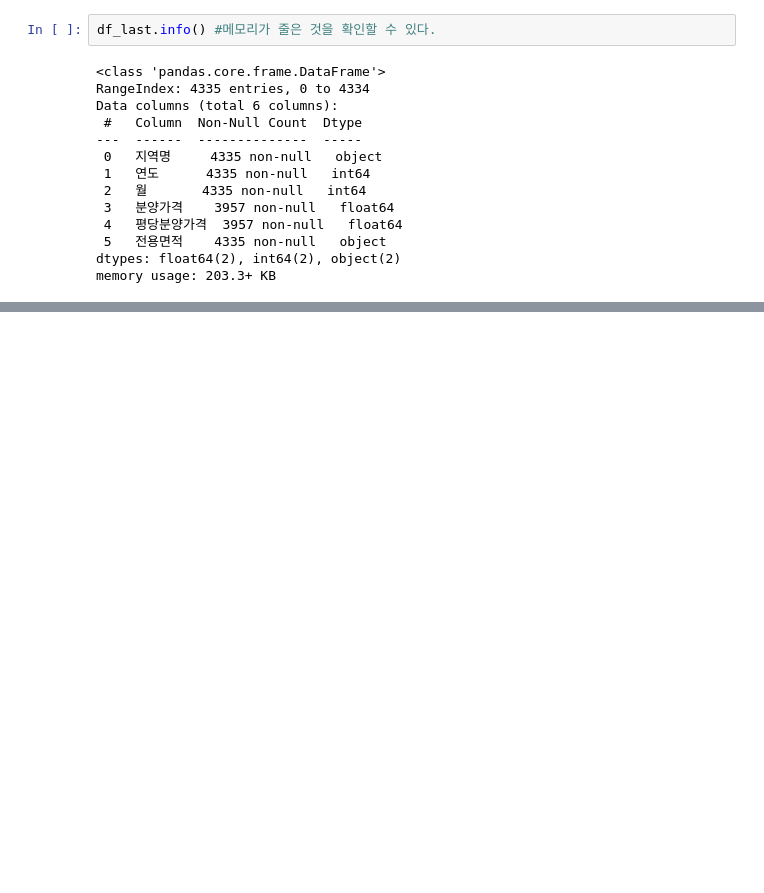
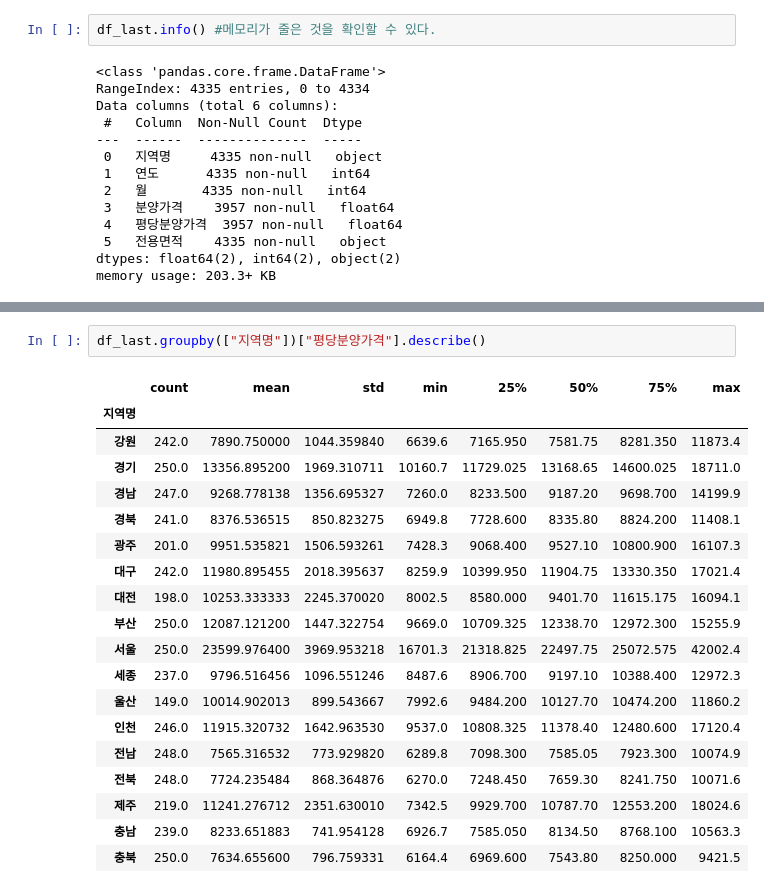
Before and after one commit to TacticalCoders/data-analysis, a Jupyter notebook: 01-apt-price.ipynb, the cells around one changed output, grey strips where cells are left out. Drawn from its saved outputs; the diff is of its cells as text; blank space fills up the shorter version.

Commit message:
groupby

```diff
--- a/01-apt-price.ipynb
+++ b/01-apt-price.ipynb
@@ -412,0 +482,22 @@ memory usage: 203.3+ KB
+# %%
+df_last.groupby(["지역명"])["평당분양가격"].describe()
+# %% [output]
+|  | count | mean | std | min | 25% | 50% | 75% | max |
+| 지역명 |  |  |  |  |  |  |  |  |
+| 강원 | 242.0 | 7890.750000 | 1044.359840 | 6639.6 | 7165.950 | 7581.75 | 8281.350 | 11873.4 |
+| 경기 | 250.0 | 13356.895200 | 1969.310711 | 10160.7 | 11729.025 | 13168.65 | 14600.025 | 18711.0 |
+| 경남 | 247.0 | 9268.778138 | 1356.695327 | 7260.0 | 8233.500 | 9187.20 | 9698.700 | 14199.9 |
+| 경북 | 241.0 | 8376.536515 | 850.823275 | 6949.8 | 7728.600 | 8335.80 | 8824.200 | 11408.1 |
+| 광주 | 201.0 | 9951.535821 | 1506.593261 | 7428.3 | 9068.400 | 9527.10 | 10800.900 | 16107.3 |
+| 대구 | 242.0 | 11980.895455 | 2018.395637 | 8259.9 | 10399.950 | 11904.75 | 13330.350 | 17021.4 |
+| 대전 | 198.0 | 10253.333333 | 2245.370020 | 8002.5 | 8580.000 | 9401.70 | 11615.175 | 16094.1 |
+| 부산 | 250.0 | 12087.121200 | 1447.322754 | 9669.0 | 10709.325 | 12338.70 | 12972.300 | 15255.9 |
+| 서울 | 250.0 | 23599.976400 | 3969.953218 | 16701.3 | 21318.825 | 22497.75 | 25072.575 | 42002.4 |
+| 세종 | 237.0 | 9796.516456 | 1096.551246 | 8487.6 | 8906.700 | 9197.10 | 10388.400 | 12972.3 |
+| 울산 | 149.0 | 10014.902013 | 899.543667 | 7992.6 | 9484.200 | 10127.70 | 10474.200 | 11860.2 |
+| 인천 | 246.0 | 11915.320732 | 1642.963530 | 9537.0 | 10808.325 | 11378.40 | 12480.600 | 17120.4 |
+| 전남 | 248.0 | 7565.316532 | 773.929820 | 6289.8 | 7098.300 | 7585.05 | 7923.300 | 10074.9 |
+| 전북 | 248.0 | 7724.235484 | 868.364876 | 6270.0 | 7248.450 | 7659.30 | 8241.750 | 10071.6 |
+| 제주 | 219.0 | 11241.276712 | 2351.630010 | 7342.5 | 9929.700 | 10787.70 | 12553.200 | 18024.6 |
+| 충남 | 239.0 | 8233.651883 | 741.954128 | 6926.7 | 7585.050 | 8134.50 | 8768.100 | 10563.3 |
+| 충북 | 250.0 | 7634.655600 | 796.759331 | 6164.4 | 6969.600 | 7543.80 | 8250.000 | 9421.5 |
```
Also changed, not shown: parts of 9 cells of this notebook.
